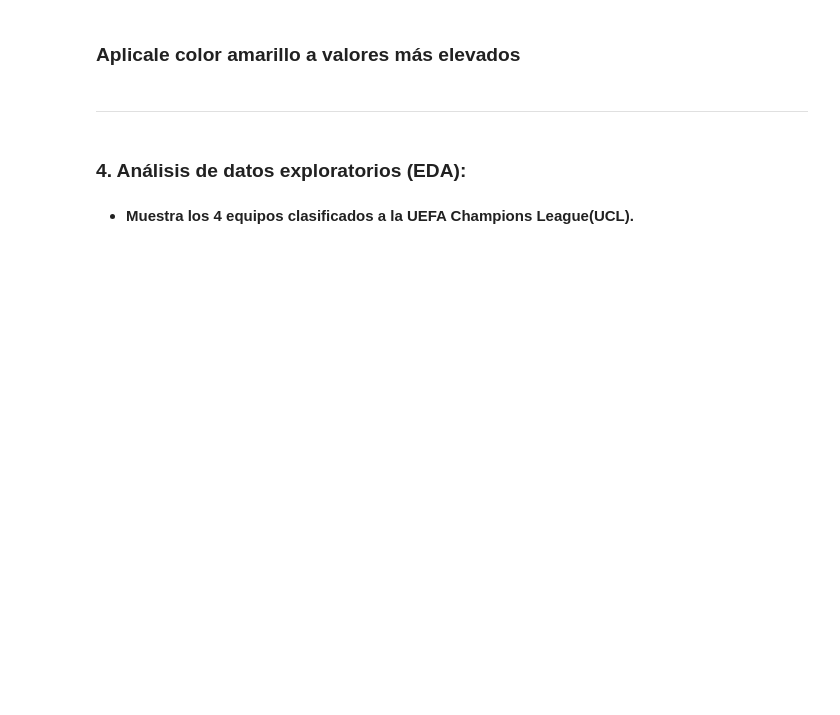
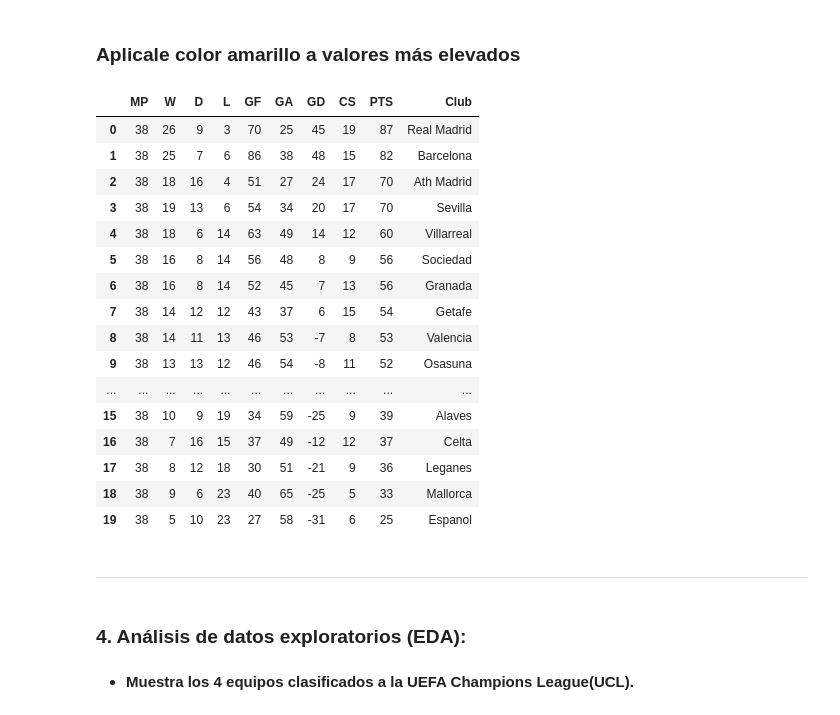
Before and after one commit to davip99/Proyecto-Luca, a Jupyter notebook: Proyecto2.ipynb, the cells around one changed output. Drawn from its saved outputs; the diff is of its cells as text; code cells hidden in the pictures; blank space fills up the shorter version.

```diff
--- a/Proyecto2.ipynb
+++ b/Proyecto2.ipynb
@@ -468,2 +601,5 @@ def crear_tabla(clubs, df, side):
 # %% [markdown]
 ### Crear un dataframe llamado tabla_liga_df con el diccionario tabla_liga
+# %%
+df_tabla_liga = pd.DataFrame(tabla_liga)
+print(df_tabla_liga)
@@ -470,2 +624,5 @@ def crear_tabla(clubs, df, side):
 # %% [markdown]
 ### Convertir columnas en filas y filas en columnas, usando .transpose()
+# %%
+df_tabla_liga_t = df_tabla_liga.transpose()
+print(df_tabla_liga_t)
@@ -472,2 +647,6 @@ def crear_tabla(clubs, df, side):
 # %% [markdown]
 ### Convierte el Club en una columna y resetea índice
+# %%
+df_tabla_liga_t["Club"] = df_tabla_liga_t.index
+df_tabla_liga_reset = df_tabla_liga_t.reset_index(drop=True)
+print(df_tabla_liga_reset)
@@ -474,2 +671,6 @@ def crear_tabla(clubs, df, side):
 # %% [markdown]
 ### Ordena los valores por la columna PTS y Goles de Diferencia (GD)  y resetea los indices
+# %%
+df_tabla_liga_o = df_tabla_liga_reset.sort_values(by=["PTS", "GD"], ascending=False)
+df_tabla_liga_o = df_tabla_liga_o.reset_index(drop=True)
+print(df_tabla_liga_o)
@@ -476,5 +695,31 @@ def crear_tabla(clubs, df, side):
 # %% [markdown]
 ### Aplicale color amarillo a valores más elevados
+# %%
+def highlight_max(s):
+    if s.name != 'Club':
+        is_max = s == s.max()
+        return ['color: yellow' if v else '' for v in is_max]
+    return ['' for _ in s]
+styled_df = df_tabla_liga_o.style.apply(highlight_max)
+styled_df
+# %% [output]
+|  | MP | W | D | L | GF | GA | GD | CS | PTS | Club |
+| 0 | 38 | 26 | 9 | 3 | 70 | 25 | 45 | 19 | 87 | Real Madrid |
+| 1 | 38 | 25 | 7 | 6 | 86 | 38 | 48 | 15 | 82 | Barcelona |
+| 2 | 38 | 18 | 16 | 4 | 51 | 27 | 24 | 17 | 70 | Ath Madrid |
+| 3 | 38 | 19 | 13 | 6 | 54 | 34 | 20 | 17 | 70 | Sevilla |
+| 4 | 38 | 18 | 6 | 14 | 63 | 49 | 14 | 12 | 60 | Villarreal |
+| 5 | 38 | 16 | 8 | 14 | 56 | 48 | 8 | 9 | 56 | Sociedad |
+| 6 | 38 | 16 | 8 | 14 | 52 | 45 | 7 | 13 | 56 | Granada |
+| 7 | 38 | 14 | 12 | 12 | 43 | 37 | 6 | 15 | 54 | Getafe |
+| 8 | 38 | 14 | 11 | 13 | 46 | 53 | -7 | 8 | 53 | Valencia |
+| 9 | 38 | 13 | 13 | 12 | 46 | 54 | -8 | 11 | 52 | Osasuna |
+| ... | ... | ... | ... | ... | ... | ... | ... | ... | ... | ... |
+| 15 | 38 | 10 | 9 | 19 | 34 | 59 | -25 | 9 | 39 | Alaves |
+| 16 | 38 | 7 | 16 | 15 | 37 | 49 | -12 | 12 | 37 | Celta |
+| 17 | 38 | 8 | 12 | 18 | 30 | 51 | -21 | 9 | 36 | Leganes |
+| 18 | 38 | 9 | 6 | 23 | 40 | 65 | -25 | 5 | 33 | Mallorca |
+| 19 | 38 | 5 | 10 | 23 | 27 | 58 | -31 | 6 | 25 | Espanol |
 # %% [markdown]
 ---
 # %% [markdown]
```
Also changed, not shown: parts of 22 cells of this notebook.
